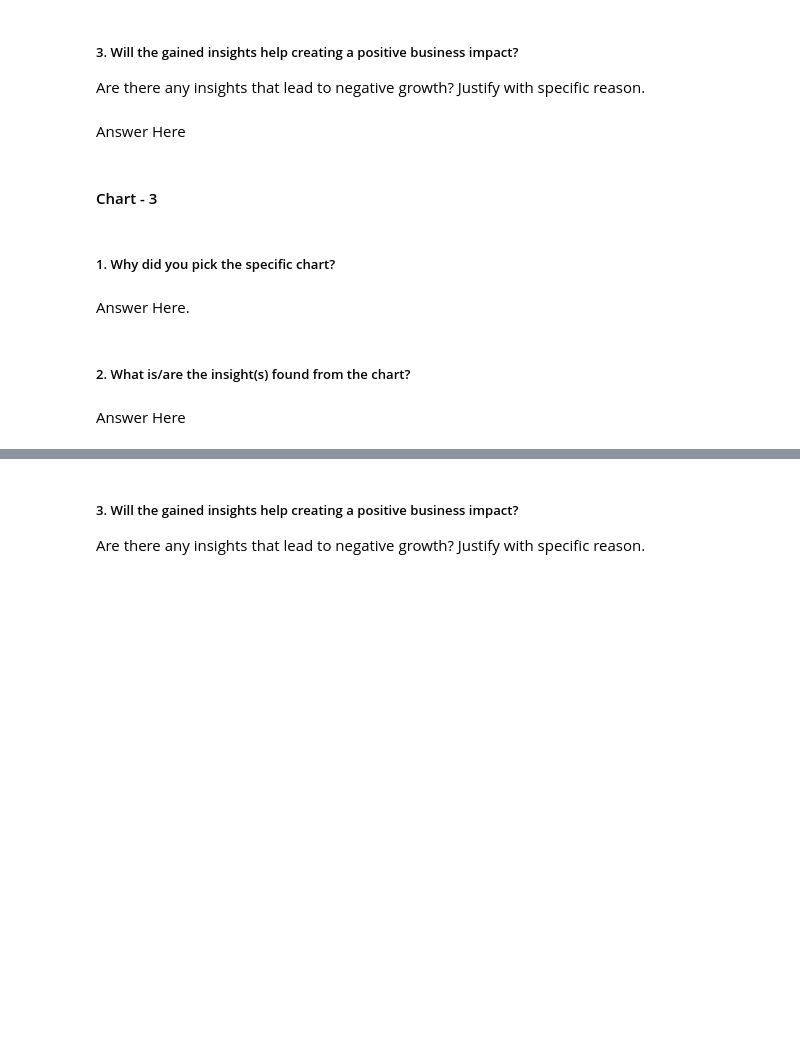
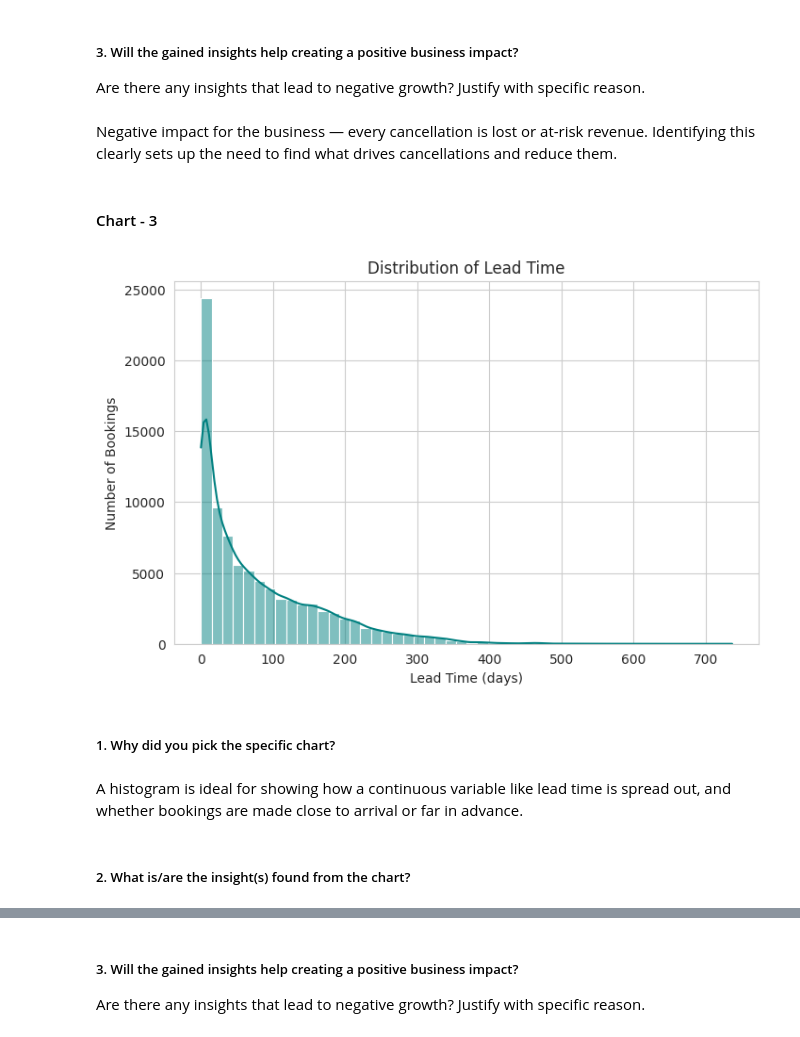
Before and after one commit to aayushaswal07/hotel-booking-eda, a Jupyter notebook: Hotel_Booking_Analysis_EDA.ipynb, the cells around one changed output, grey strips where cells are left out. Drawn from its saved outputs; the diff is of its cells as text; code cells hidden in the pictures; blank space fills up the shorter version.

```diff
--- a/Hotel_Booking_Analysis_EDA.ipynb
+++ b/Hotel_Booking_Analysis_EDA.ipynb
@@ -348,7 +364,7 @@ Answer Here
 # %% [markdown]
 ##### 3. Will the gained insights help creating a positive business impact?
 Are there any insights that lead to negative growth? Justify with specific reason.
-# %% [markdown]
-Answer Here
+# %% [markdown]
+Negative impact for the business — every cancellation is lost or at-risk revenue. Identifying this clearly sets up the need to find what drives cancellations and reduce them.
 # %% [markdown]
 #### Chart - 3
@@ -357,8 +371,16 @@ Answer Here
+# %%
+# chart 3 - distribution of lead time
+plt.figure(figsize=(8, 5))
+sns.histplot(df['lead_time'], bins=50, kde=True, color='teal')
+plt.title("Distribution of Lead Time")
+plt.xlabel("Lead Time (days)")
+plt.ylabel("Number of Bookings")
+plt.show()
+# %% [output]
+[figure, added]
 # %% [markdown]
 ##### 1. Why did you pick the specific chart?
-# %% [markdown]
-Answer Here.
+# %% [markdown]
+A histogram is ideal for showing how a continuous variable like lead time is spread out, and whether bookings are made close to arrival or far in advance.
 # %% [markdown]
 ##### 2. What is/are the insight(s) found from the chart?
-# %% [markdown]
-Answer Here
```
Also changed, not shown: parts of 18 cells of this notebook.
